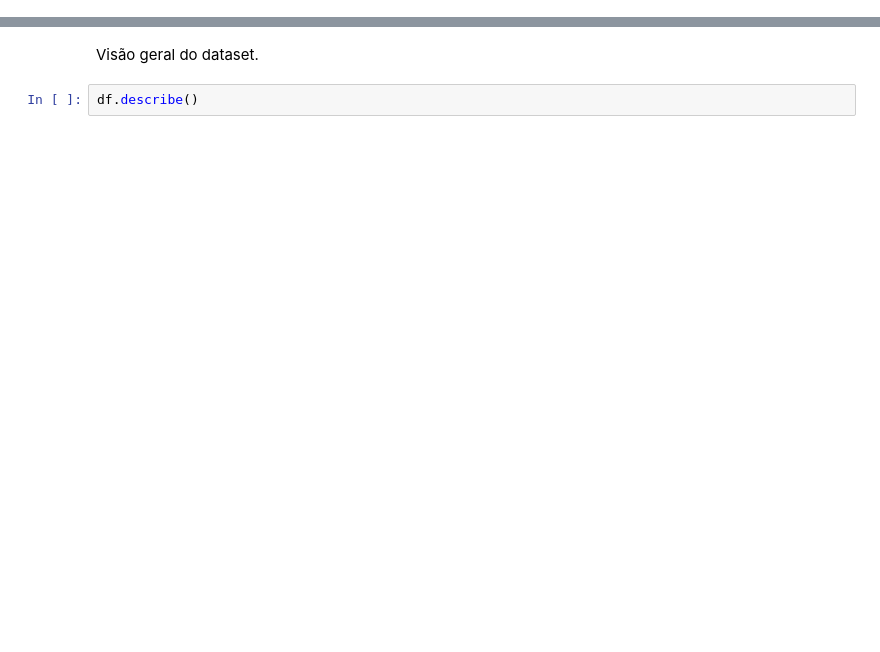
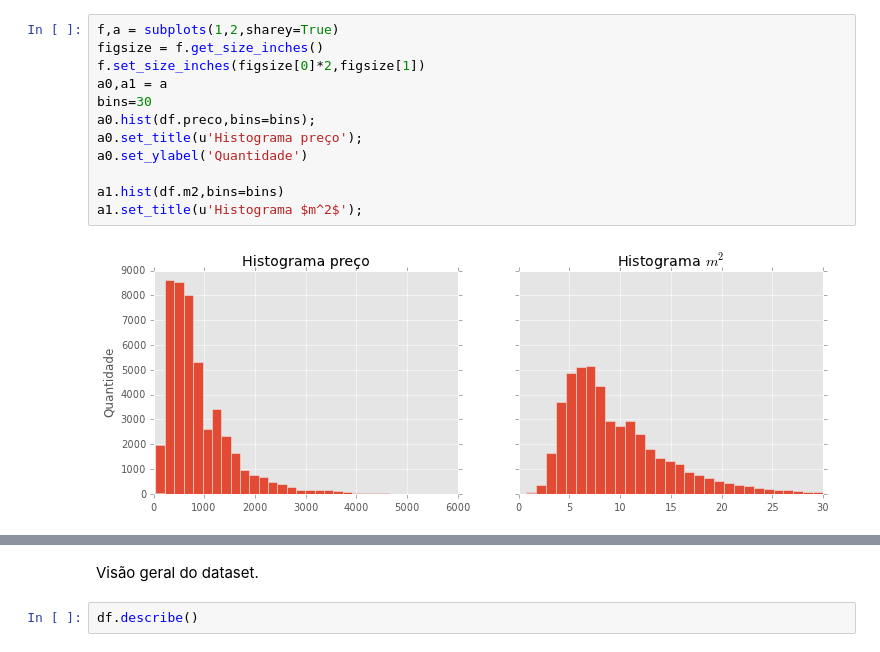
Before and after one commit to sergiosilvar/fgv_dissertacao, a Jupyter notebook: ipython_notebook/Analises.ipynb, the cells around one changed output, grey strips where cells are left out. Drawn from its saved outputs; the diff is of its cells as text; blank space fills up the shorter version.

```diff
--- a/ipython_notebook/Analises.ipynb
+++ b/ipython_notebook/Analises.ipynb
@@ -9,0 +48,14 @@ NameError: name 'df' is not defined
+# %%
+f,a = subplots(1,2,sharey=True)
+figsize = f.get_size_inches()
+f.set_size_inches(figsize[0]*2,figsize[1])
+a0,a1 = a
+bins=30
+a0.hist(df.preco,bins=bins);
+a0.set_title(u'Histograma preço');
+a0.set_ylabel('Quantidade')
+
+a1.hist(df.m2,bins=bins)
+a1.set_title(u'Histograma $m^2$');
+# %% [output]
+[figure, added]
```
Also changed, not shown: parts of 41 cells of this notebook.
